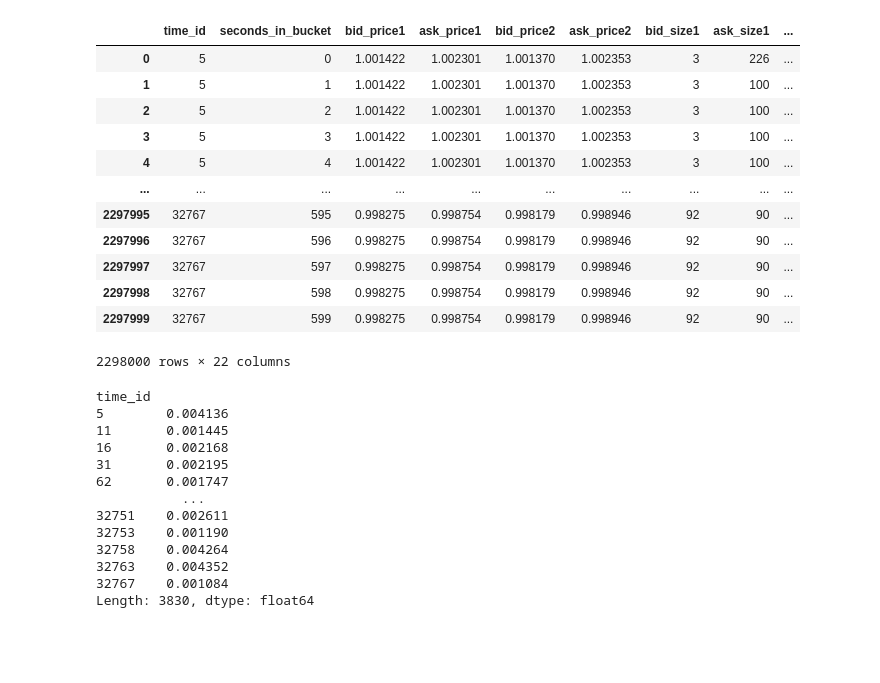
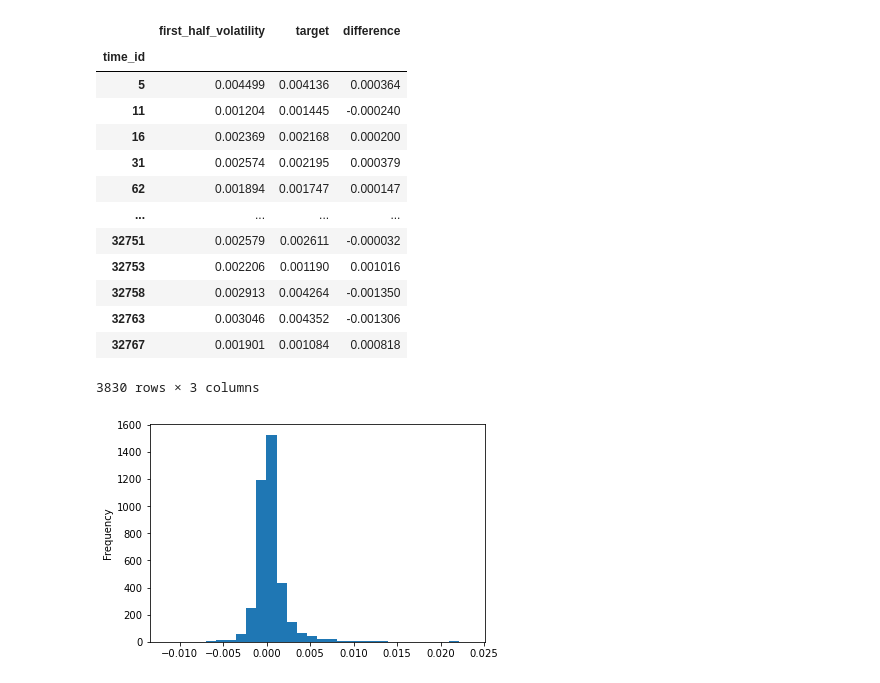
Before and after one commit to Zacchaeus00/kaggle-optiver, a Jupyter notebook: working/tsfresh.ipynb, the cells around one changed output. Drawn from its saved outputs; the diff is of its cells as text; code cells hidden in the pictures; blank space fills up the shorter version.

```diff
--- a/working/tsfresh.ipynb
+++ b/working/tsfresh.ipynb
@@ -38,37 +49,33 @@ book0 = pd.read_parquet('../input/book-ffill/book_train.parquet/stock_id=0/8a631
 trade0 = pd.read_parquet('../input/trade_ffill/trade_train.parquet/stock_id=0/0788f1b95ece49f58ac27c87ca6b5fa7.parquet')
 df0 = book0.merge(trade0, on=['time_id', 'seconds_in_bucket'])
 df0 = feature_row(df0)
+df0['minute'] = df0['seconds_in_bucket'] // 60
+df0['minute_volatility'] = df0.groupby(['time_id', 'minute'])['book_wap1'].transform(lambda x: realized_volatility(log_return(x)))
+df0['first_half_volatility'] = df0.groupby(['time_id'])['book_wap1'].transform(lambda x: realized_volatility(log_return(x)))
+df0['stock_id'] = 0
+y = pd.read_csv('../input/optiver-realized-volatility-prediction/train.csv')
+y0 = y.loc[y['stock_id']==0]
+df0 = df0.merge(y0, on=['stock_id', 'time_id'])
 df0
-# %% [output]
-|  | time_id | seconds_in_bucket | bid_price1 | ask_price1 | bid_price2 | ask_price2 | bid_size1 | ask_size1 | ... |
-| 0 | 5 | 0 | 1.001422 | 1.002301 | 1.001370 | 1.002353 | 3 | 226 | ... |
-| 1 | 5 | 1 | 1.001422 | 1.002301 | 1.001370 | 1.002353 | 3 | 100 | ... |
-| 2 | 5 | 2 | 1.001422 | 1.002301 | 1.001370 | 1.002353 | 3 | 100 | ... |
-| 3 | 5 | 3 | 1.001422 | 1.002301 | 1.001370 | 1.002353 | 3 | 100 | ... |
-| 4 | 5 | 4 | 1.001422 | 1.002301 | 1.001370 | 1.002353 | 3 | 100 | ... |
-| ... | ... | ... | ... | ... | ... | ... | ... | ... | ... |
-| 2297995 | 32767 | 595 | 0.998275 | 0.998754 | 0.998179 | 0.998946 | 92 | 90 | ... |
-| 2297996 | 32767 | 596 | 0.998275 | 0.998754 | 0.998179 | 0.998946 | 92 | 90 | ... |
-| 2297997 | 32767 | 597 | 0.998275 | 0.998754 | 0.998179 | 0.998946 | 92 | 90 | ... |
-| 2297998 | 32767 | 598 | 0.998275 | 0.998754 | 0.998179 | 0.998946 | 92 | 90 | ... |
-| 2297999 | 32767 | 599 | 0.998275 | 0.998754 | 0.998179 | 0.998946 | 92 | 90 | ... |
-2298000 rows × 22 columns
-# %%
-y = pd.read_csv('../input/optiver-realized-volatility-prediction/train.csv')
-y0 = y.loc[y['stock_id']==0]
-y0 = pd.Series(y0.target.values, index=y0.time_id)
-y0
-# %% [output]
-time_id
-5        0.004136
-11       0.001445
-16       0.002168
-31       0.002195
-62       0.001747
-           ...
-32751    0.002611
-32753    0.001190
-32758    0.004264
-32763    0.004352
-32767    0.001084
-Length: 3830, dtype: float64
+# %%
+compare = df0.loc[:, ['time_id', 'first_half_volatility', 'target']].drop_duplicates().reset_index(drop=True)
+compare['difference'] = compare['first_half_volatility'] - compare['target']
+compare['difference'].plot.hist(bins=30)
+compare = compare.set_index('time_id')
+compare
+# %% [output]
+|  | first_half_volatility | target | difference |
+| time_id |  |  |  |
+| 5 | 0.004499 | 0.004136 | 0.000364 |
+| 11 | 0.001204 | 0.001445 | -0.000240 |
+| 16 | 0.002369 | 0.002168 | 0.000200 |
+| 31 | 0.002574 | 0.002195 | 0.000379 |
+| 62 | 0.001894 | 0.001747 | 0.000147 |
+| ... | ... | ... | ... |
+| 32751 | 0.002579 | 0.002611 | -0.000032 |
+| 32753 | 0.002206 | 0.001190 | 0.001016 |
+| 32758 | 0.002913 | 0.004264 | -0.001350 |
+| 32763 | 0.003046 | 0.004352 | -0.001306 |
+| 32767 | 0.001901 | 0.001084 | 0.000818 |
+3830 rows × 3 columns
+[figure, added]
```
Also changed, not shown: parts of 16 cells of this notebook, 2 other files.
